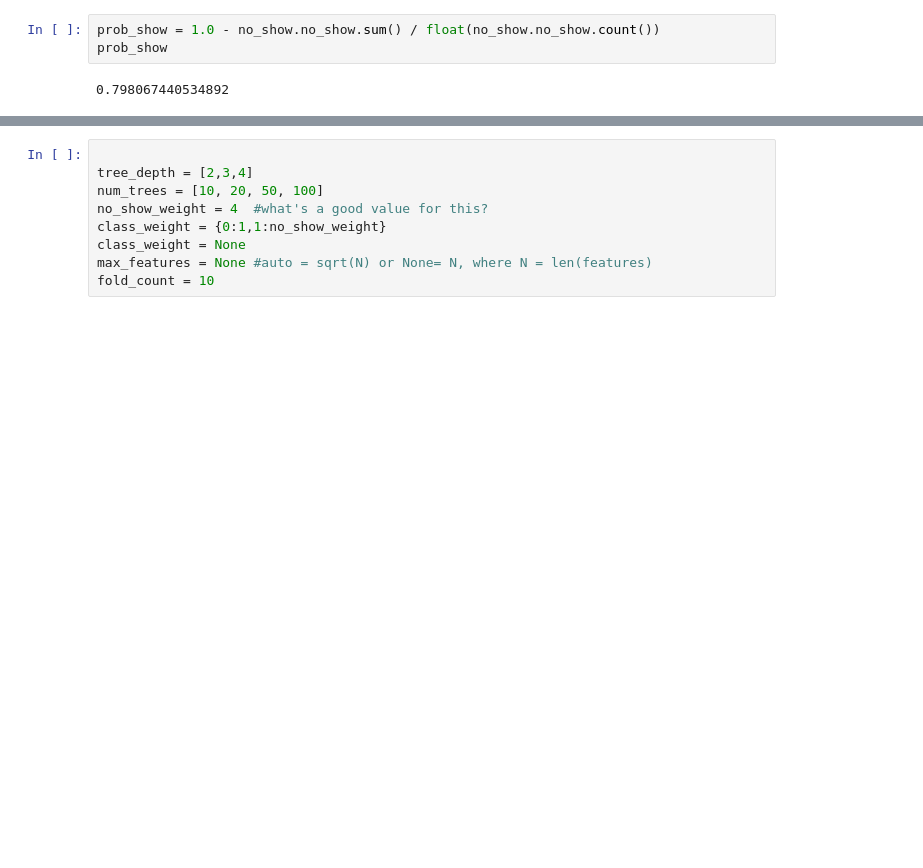
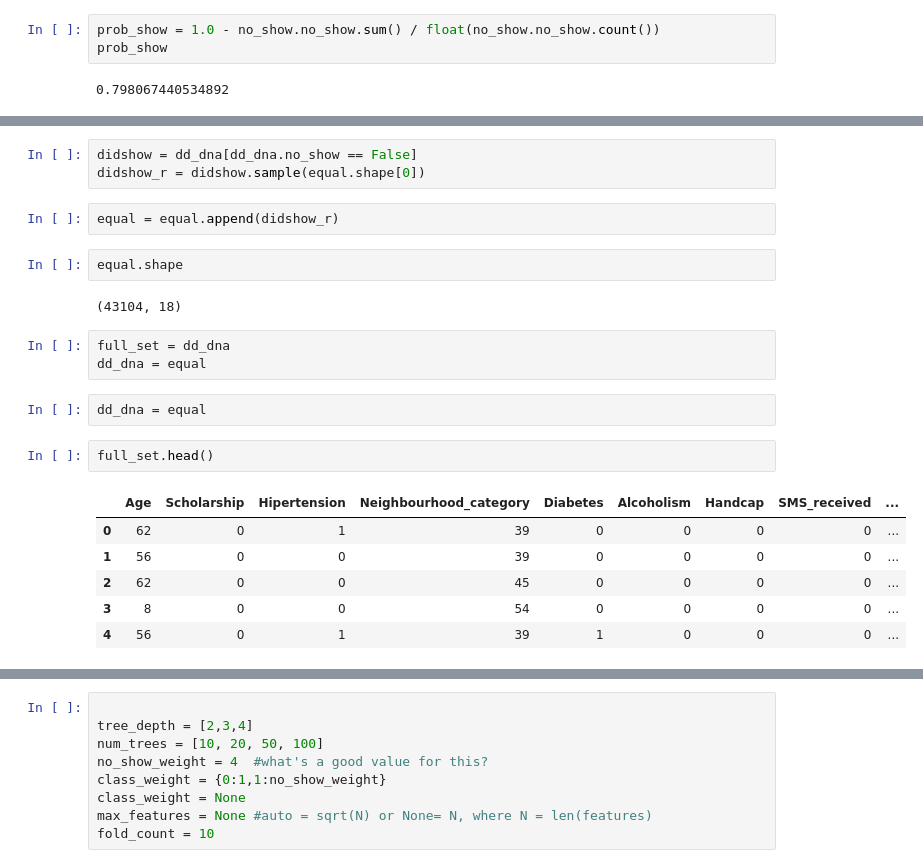
Before and after one commit to gadamc/arrived_ds, a Jupyter notebook: kaggle-sklearn-randomforest-addweather.ipynb, the cells around one changed output, grey strips where cells are left out. Drawn from its saved outputs; the diff is of its cells as text; blank space fills up the shorter version.

```diff
--- a/kaggle-sklearn-randomforest-addweather.ipynb
+++ b/kaggle-sklearn-randomforest-addweather.ipynb
@@ -93,0 +100,23 @@ prob_show
+# %%
+didshow = dd_dna[dd_dna.no_show == False]
+didshow_r = didshow.sample(equal.shape[0])
+# %%
+equal = equal.append(didshow_r)
+# %%
+equal.shape
+# %% [output]
+(43104, 18)
+# %%
+full_set = dd_dna
+dd_dna = equal
+# %%
+dd_dna = equal
+# %%
+full_set.head()
+# %% [output]
+|  | Age | Scholarship | Hipertension | Neighbourhood_category | Diabetes | Alcoholism | Handcap | SMS_received | ... |
+| 0 | 62 | 0 | 1 | 39 | 0 | 0 | 0 | 0 | ... |
+| 1 | 56 | 0 | 0 | 39 | 0 | 0 | 0 | 0 | ... |
+| 2 | 62 | 0 | 0 | 45 | 0 | 0 | 0 | 0 | ... |
+| 3 | 8 | 0 | 0 | 54 | 0 | 0 | 0 | 0 | ... |
+| 4 | 56 | 0 | 1 | 39 | 1 | 0 | 0 | 0 | ... |
```
Also changed, not shown: parts of 15 cells of this notebook.
